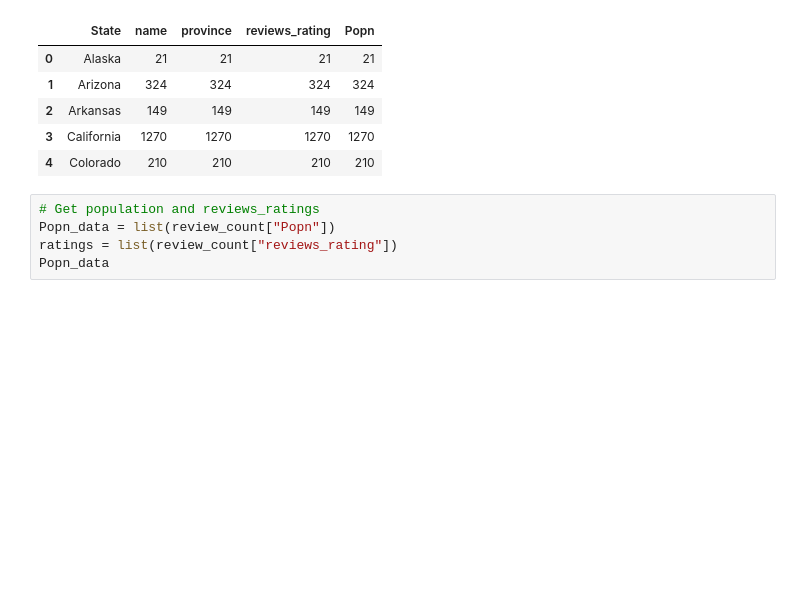
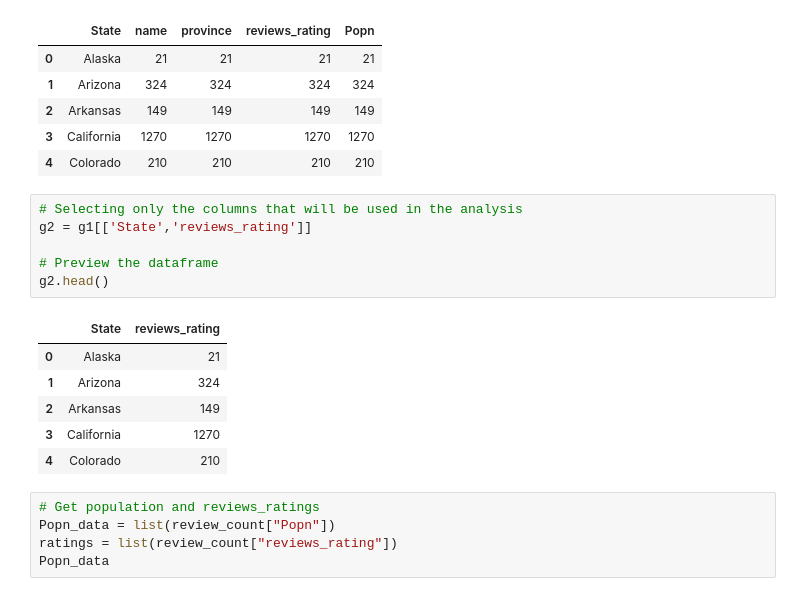
Before and after one commit to janelcv/Hotel_Rating_Analysis, a Jupyter notebook: Hotel_Ratings_Analysis-09.ipynb, the cells around one changed output. Saved outputs shown, nothing was run; the diff lists cells and outputs as text; blank space fills up the shorter version.

```diff
--- a/Hotel_Ratings_Analysis-09.ipynb
+++ b/Hotel_Ratings_Analysis-09.ipynb
@@ -140,6 +138,19 @@ g1.head()
 | 2 | Arkansas | 149 | 149 | 149 | 149 |
 | 3 | California | 1270 | 1270 | 1270 | 1270 |
 | 4 | Colorado | 210 | 210 | 210 | 210 |
+# %%
+# Selecting only the columns that will be used in the analysis
+g2 = g1[['State','reviews_rating']]
+
+# Preview the dataframe
+g2.head()
+# %% [output]
+|  | State | reviews_rating |
+| 0 | Alaska | 21 |
+| 1 | Arizona | 324 |
+| 2 | Arkansas | 149 |
+| 3 | California | 1270 |
+| 4 | Colorado | 210 |
 # %%
 # Get population and reviews_ratings
 Popn_data = list(review_count["Popn"])
```
Also changed, not shown: parts of 9 cells of this notebook.
